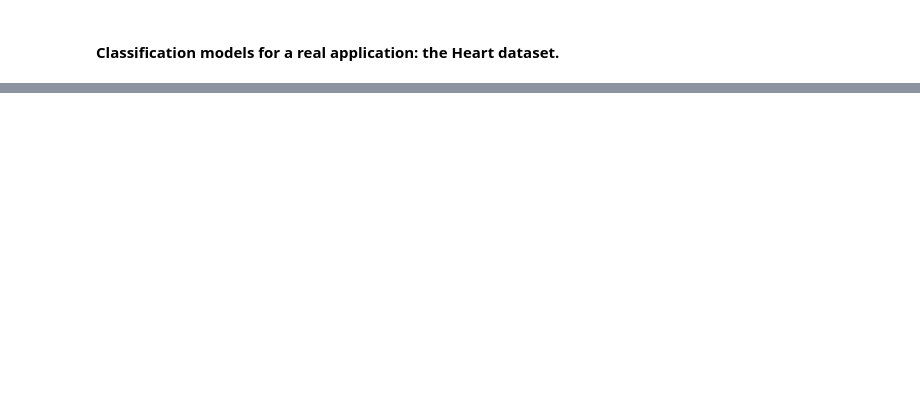
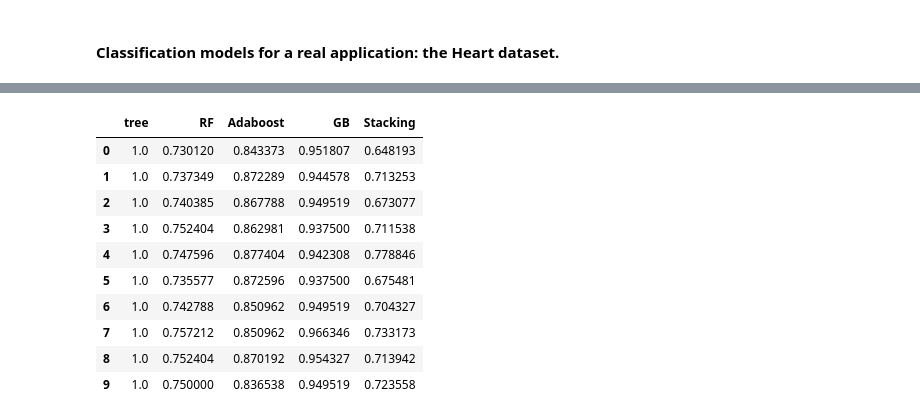
Before and after one commit to VhinyMombo/MAL2021, a Jupyter notebook: MAL_TP3.ipynb, the cells around one changed output, grey strips where cells are left out. Drawn from its saved outputs; the diff is of its cells as text; code cells hidden in the pictures; blank space fills up the shorter version.

```diff
--- a/MAL_TP3.ipynb
+++ b/MAL_TP3.ipynb
@@ -320,0 +406,35 @@ plt.show()
+# %%
+#### splitting data
+import pandas as pd
+from sklearn.model_selection import KFold
+from sklearn import metrics
+from sklearn.metrics import make_scorer
+from sklearn.model_selection import GridSearchCV
+import time
+
+models = get_models()
+stackModel = stack_model()
+perf = {}
+model_trained = {}
+X_train, X_test, y_train, y_test =  train_test_split(X,
+                                                     Y,
+                                                     test_size=1/4)
+
+scoring = {'accuracy': make_scorer(accuracy_score),'prec': 'precision','f1_score' : 'f1', 'recall' : 'recall'}
+i = 1
+for name, model in models.items():
+    print("-----------------tunning hyperparameters model {} : {}----------------".format(i, name))
+    i+=1
+    start = time.time()
+    model_i = GridSearchCV(model,
+                  param_grid=params[name],cv = 3,
+                  scoring="accuracy", refit='accuracy', verbose=2, n_jobs=4 ,return_train_score=True).fit(X_train, y_train)
+
+    print('Execution time {}   : {} seconds'.format(name,time.time() - start))
+
+    model_trained[name] = model_i
+    y_pred = model_i.predict(X_test)
+    perf[name] = scoring_function(y_test, y_pred)
+stackModel.fit(X_train, y_train)
+y_pred = stackModel.predict(X_test)
+perf['stack'] = scoring_function(y_test, y_pred)
@@ -320,0 +528,14 @@ plt.show()
+# %%
+data_train
+# %% [output]
+|  | tree | RF | Adaboost | GB | Stacking |
+| 0 | 1.0 | 0.730120 | 0.843373 | 0.951807 | 0.648193 |
+| 1 | 1.0 | 0.737349 | 0.872289 | 0.944578 | 0.713253 |
+| 2 | 1.0 | 0.740385 | 0.867788 | 0.949519 | 0.673077 |
+| 3 | 1.0 | 0.752404 | 0.862981 | 0.937500 | 0.711538 |
+| 4 | 1.0 | 0.747596 | 0.877404 | 0.942308 | 0.778846 |
+| 5 | 1.0 | 0.735577 | 0.872596 | 0.937500 | 0.675481 |
+| 6 | 1.0 | 0.742788 | 0.850962 | 0.949519 | 0.704327 |
+| 7 | 1.0 | 0.757212 | 0.850962 | 0.966346 | 0.733173 |
+| 8 | 1.0 | 0.752404 | 0.870192 | 0.954327 | 0.713942 |
+| 9 | 1.0 | 0.750000 | 0.836538 | 0.949519 | 0.723558 |
```
Also changed, not shown: parts of 38 cells of this notebook.
